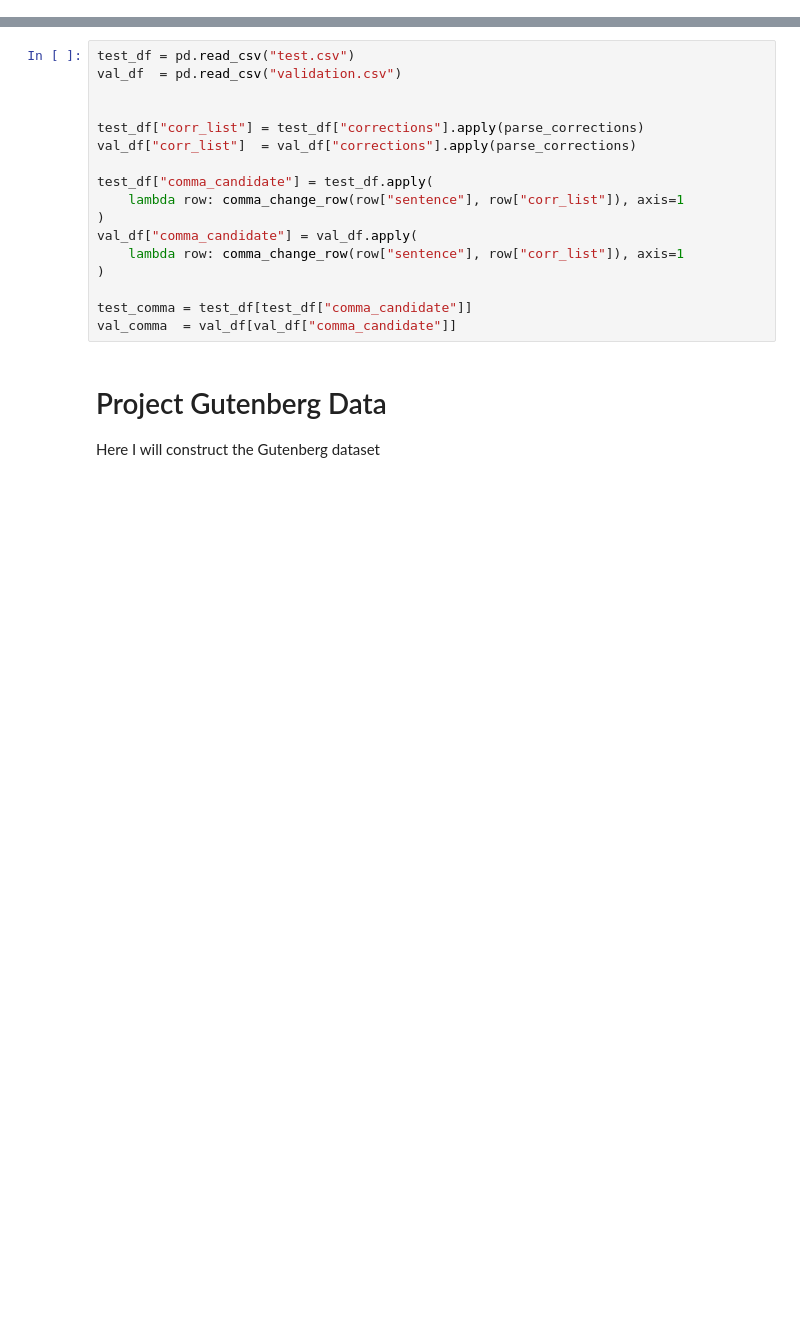
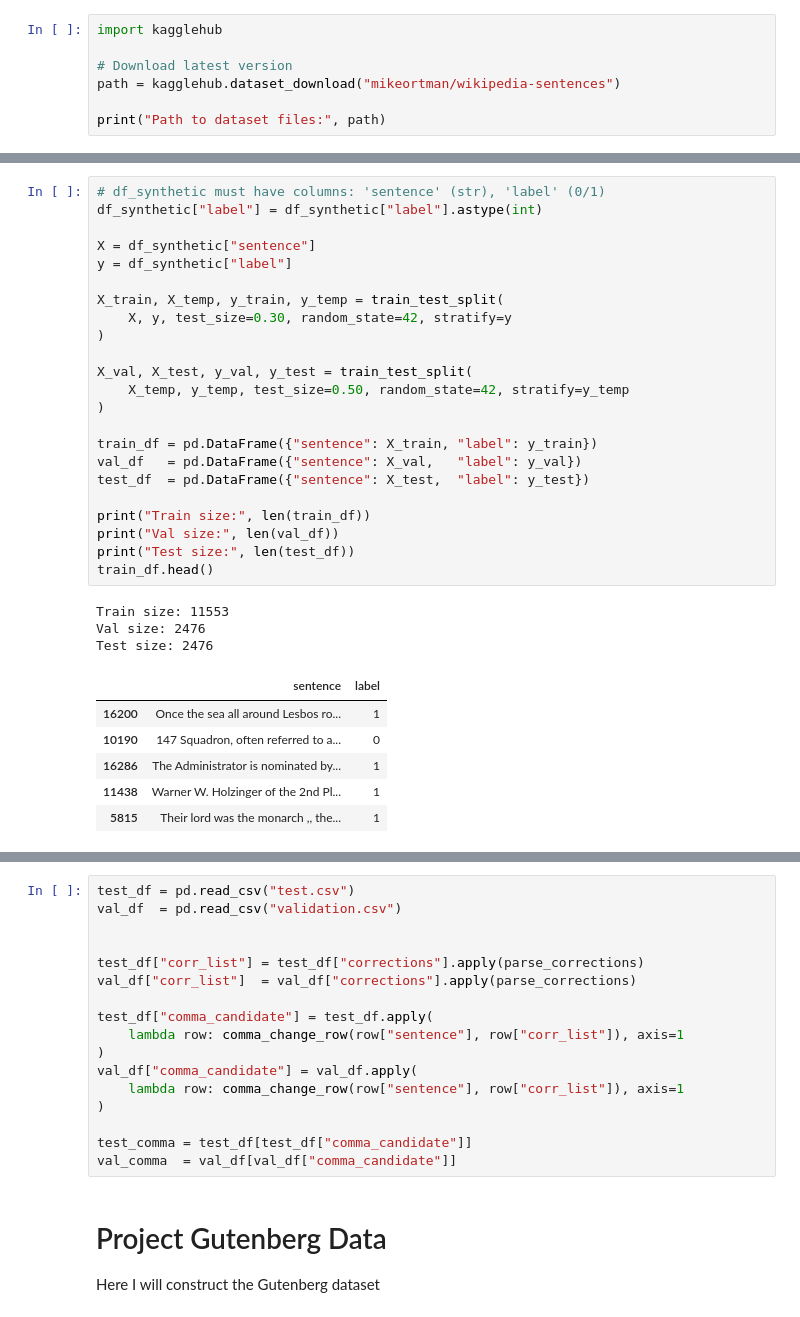
Before and after one commit to ecav22/LING_2270_proj, a Jupyter notebook: main.ipynb, the cells around one changed output, grey strips where cells are left out. Cells and saved outputs as stored; diff of their text form; blank space fills up the shorter version.

```diff
--- a/main.ipynb
+++ b/main.ipynb
@@ -13,0 +26,7 @@ from nltk import CFG, ChartParser
+# %%
+import kagglehub
+
+# Download latest version
+path = kagglehub.dataset_download("mikeortman/wikipedia-sentences")
+
+print("Path to dataset files:", path)
@@ -13,0 +109,33 @@ from nltk import CFG, ChartParser
+# %%
+# df_synthetic must have columns: 'sentence' (str), 'label' (0/1)
+df_synthetic["label"] = df_synthetic["label"].astype(int)
+
+X = df_synthetic["sentence"]
+y = df_synthetic["label"]
+
+X_train, X_temp, y_train, y_temp = train_test_split(
+    X, y, test_size=0.30, random_state=42, stratify=y
+)
+
+X_val, X_test, y_val, y_test = train_test_split(
+    X_temp, y_temp, test_size=0.50, random_state=42, stratify=y_temp
+)
+
+train_df = pd.DataFrame({"sentence": X_train, "label": y_train})
+val_df   = pd.DataFrame({"sentence": X_val,   "label": y_val})
+test_df  = pd.DataFrame({"sentence": X_test,  "label": y_test})
+
+print("Train size:", len(train_df))
+print("Val size:", len(val_df))
+print("Test size:", len(test_df))
+train_df.head()
+# %% [output]
+Train size: 11553
+Val size: 2476
+Test size: 2476
+|  | sentence | label |
+| 16200 | Once the sea all around Lesbos ro... | 1 |
+| 10190 | 147 Squadron, often referred to a... | 0 |
+| 16286 | The Administrator is nominated by... | 1 |
+| 11438 | Warner W. Holzinger of the 2nd Pl... | 1 |
+| 5815 | Their lord was the monarch ,, the... | 1 |
```
Also changed, not shown: parts of 34 cells of this notebook, 1 other file.
